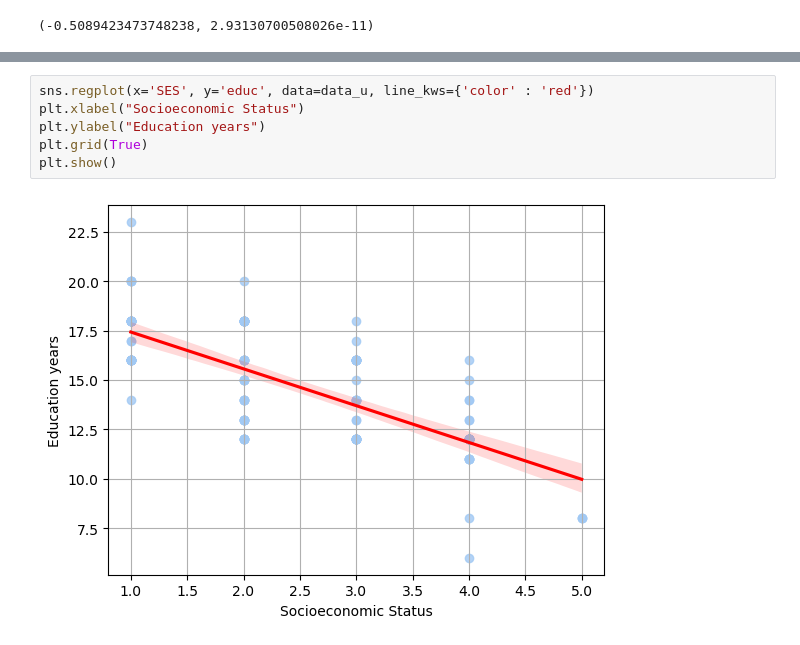
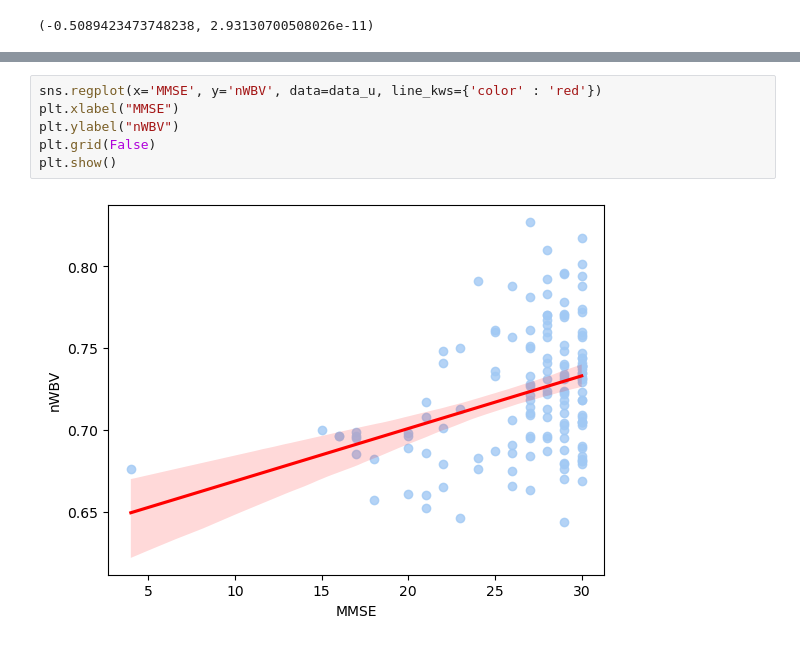
Before and after one commit to Kartmaan/alzheimer, a Jupyter notebook: alz_long.ipynb, the cells around one changed output, grey strips where cells are left out. Drawn from its saved outputs; the diff is of its cells as text.

```diff
--- a/alz_long.ipynb
+++ b/alz_long.ipynb
@@ -340,8 +384,8 @@ correl, p_value
 # %%
-sns.regplot(x='SES', y='educ', data=data_u, line_kws={'color' : 'red'})
-plt.xlabel("Socioeconomic Status")
-plt.ylabel("Education years")
-plt.grid(True)
+sns.regplot(x='MMSE', y='nWBV', data=data_u, line_kws={'color' : 'red'})
+plt.xlabel("MMSE")
+plt.ylabel("nWBV")
+plt.grid(False)
 plt.show()
 # %% [output]
-[figure, old version]
+[figure, new version]
```
Also changed, not shown: parts of 20 cells of this notebook.
